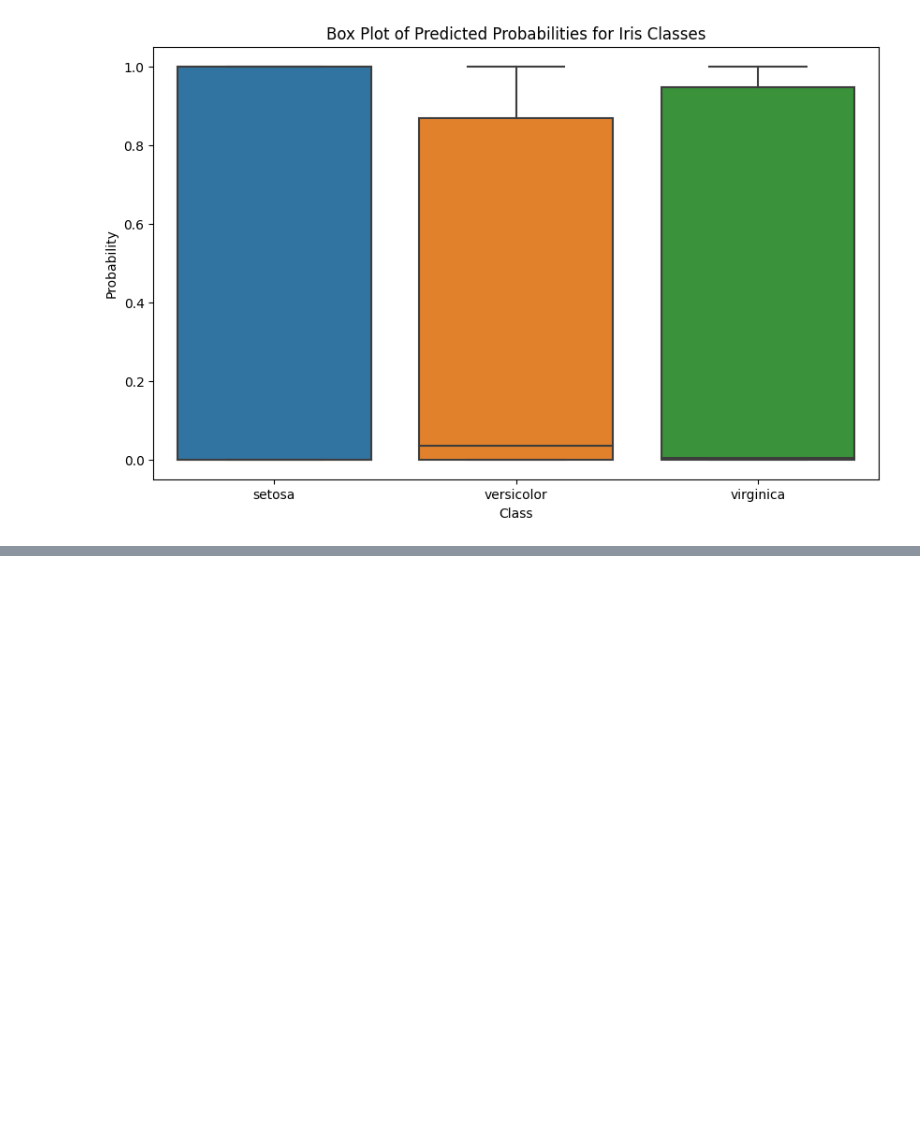
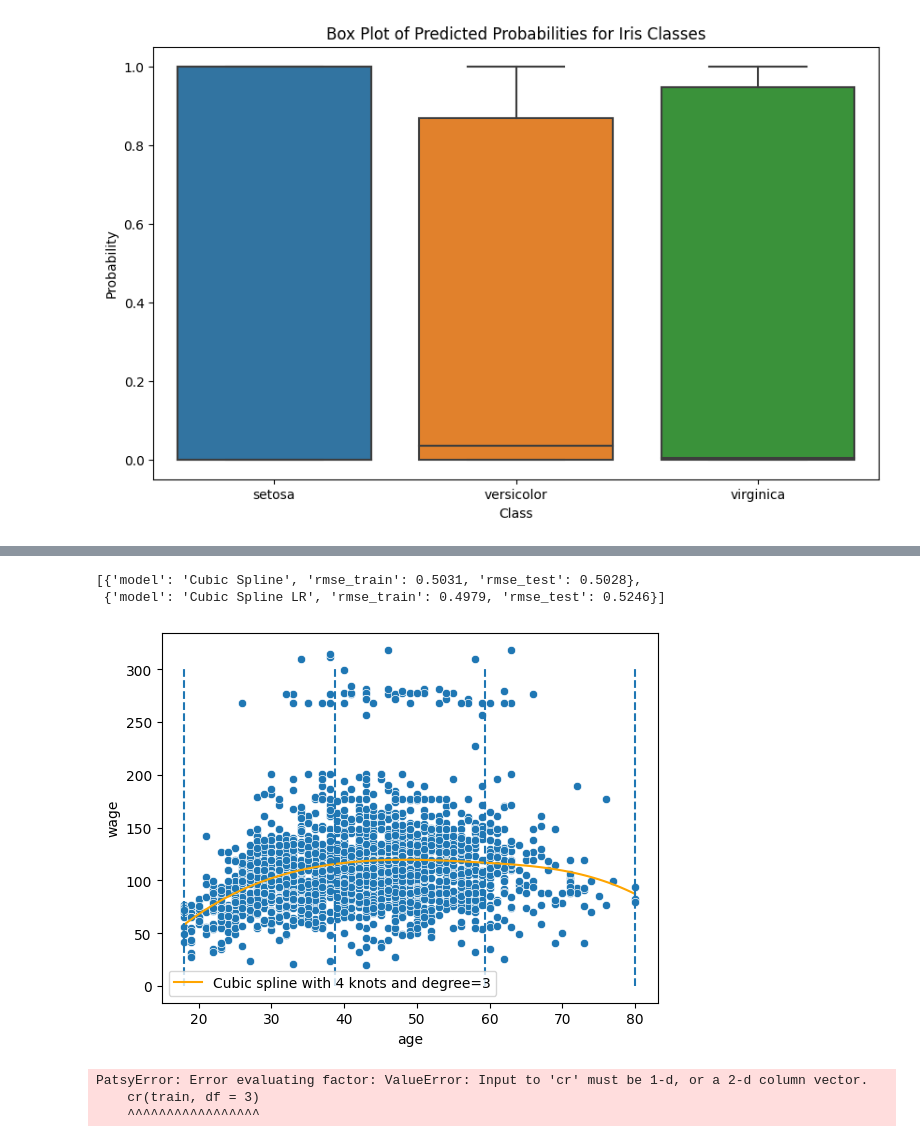
Before and after one commit to Versus-91/aitoolkit, a Jupyter notebook: test.ipynb, the cells around one changed output, grey strips where cells are left out. Saved outputs shown, nothing was run; the diff lists cells and outputs as text; code cells hidden in the pictures; blank space fills up the shorter version.

```diff
--- a/test.ipynb
+++ b/test.ipynb
@@ -1552,0 +1687,36 @@ plt.show()
+# %%
+reg = make_pipeline(
+                    SplineTransformer(n_knots=4, degree=3),
+                    linear_model.LinearRegression()
+                    )
+reg.fit(X_train, y_train)
+model_results(model_name = "Cubic Spline LR")
+# %% [output]
+[{'model': 'Cubic Spline', 'rmse_train': 0.5031, 'rmse_test': 0.5028},
+ {'model': 'Cubic Spline LR', 'rmse_train': 0.4979, 'rmse_test': 0.5246}]
+# %%
+splt = SplineTransformer(n_knots=4, degree=3)
+splt.fit(X_train)
+knots = splt.bsplines_[0].t
+
+knots[3:-3]
+# Create observations
+x_new = np.linspace(X_test.min(),X_test.max(), 100)
+# Make some predictions
+pred = reg.predict(x_new)
+
+# plot
+sns.scatterplot(x=X_train['age'], y=y_train['wage'])
+
+plt.plot(x_new, pred, label='Cubic spline with 4 knots and degree=3', color='orange')
+plt.vlines(knots[3:-3], ymin=0, ymax=300, linestyles="dashed")
+plt.legend();
+# %% [output]
+[figure, added]
+# %%
+from patsy import dmatrix
+bs = dmatrix("cr(train, df = 3)", {"train": X_train}, return_type='dataframe')
+# %% [output]
+PatsyError: Error evaluating factor: ValueError: Input to 'cr' must be 1-d, or a 2-d column vector.
+    cr(train, df = 3)
+    ^^^^^^^^^^^^^^^^^
```
Also changed, not shown: parts of 7 cells of this notebook, 12 other files.
